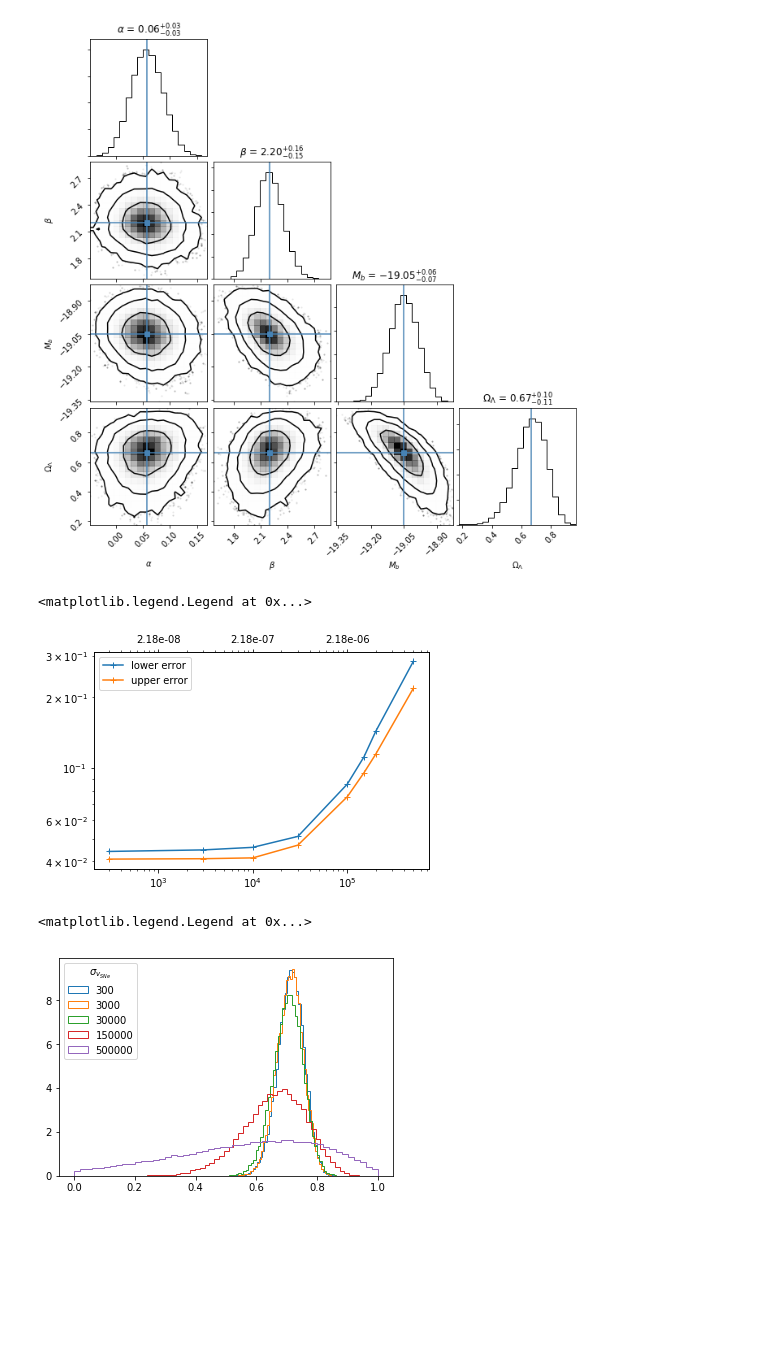
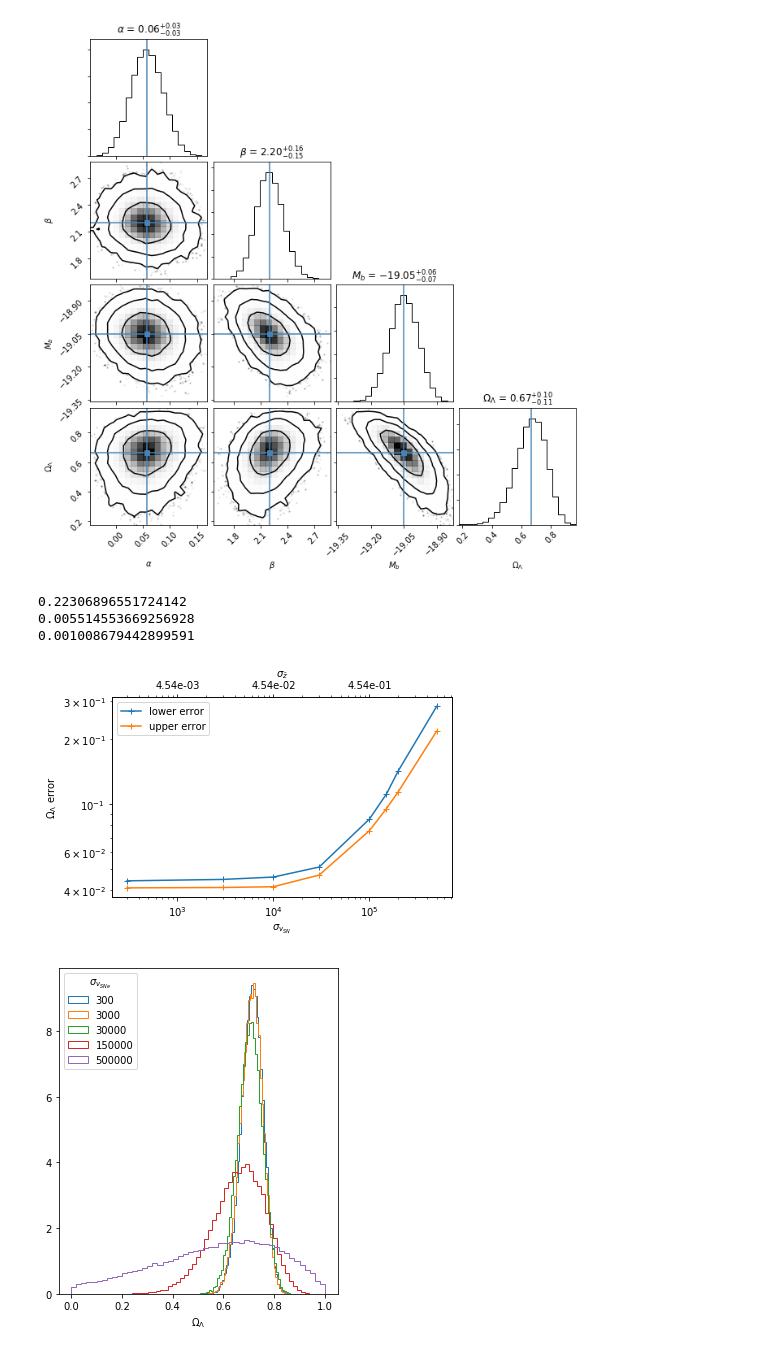
Before and after one commit to OriolAbril/cosmology, a Jupyter notebook: project.ipynb, the cells around one changed output. Drawn from its saved outputs; the diff is of its cells as text; code cells hidden in the pictures; blank space fills up the shorter version.

Commit message:
fancy plot for xerror case

```diff
--- a/project.ipynb
+++ b/project.ipynb
@@ -720,27 +720,37 @@ ax1.plot(sigma_vsns,e_down,'+-',label='lower error')
 ax1.plot(sigma_vsns,e_up,'+-',label='upper error')
 
 ax2.set_xlim(ax1.get_xlim())
-xticks = np.array([1e3, 1e4,1e5]) # ax1.get_xticks()
+xticks = np.array([1e3, 1e4,1e5])
 ax2.set_xticks(xticks)
-ax2.set_xticklabels(['{:.2e}'.format(s) for s in xticks*np.mean(((1+SNe_df['z'])/const.c*1000)**2)])
+ax2.set_xticklabels(['{:.2e}'.format(s) for s in xticks*np.mean((1+SNe_df['z'])/const.c*1000)])
 
 ax1.legend()
+ax1.set_xlabel(r'$\sigma_{v_{SN}}$')
+ax1.set_ylabel(r'$\Omega_\Lambda$ error')
+ax2.set_xlabel(r'$\sigma_{\bar{z}}$')
+plt.tight_layout()
+#plt.savefig('Ode_error_vs_sSN.eps')
+print(SNe_df['err_d_mod'].mean())
+print(np.mean(SNe_df['err_d_mod']/SNe_df['d_mod']))
 # %% [output]
-<matplotlib.legend.Legend at 0x...>
+0.22306896551724142
+0.005514553669256928
+0.001008679442899591
-[figure, old version]
+[figure, new version]
 # %%
 sigma_vsns = np.array([300, 3000, 10000, 30000, 100000, 150000, 200000, 500000])
 sigma_vsns = sigma_vsns[[0,1,3,5,-1]]
 e_down = np.empty_like(sigma_vsns,dtype=float)
 e_up = np.empty_like(sigma_vsns,dtype=float)
-plt.figure()
+plt.figure(figsize=(5,6))
 for i,sigma_vsn in enumerate(sigma_vsns):
     samples_xerr = np.loadtxt('samples/samples_flat_xerr_vsn{:.0f}.dat'.format(sigma_vsn))
     q16, q50, q84 = np.percentile(samples_xerr[:,-1], [16,50,84], axis = 0)
     e_down[i] = q50-q16
     e_up[i] = q84-q50
     plt.hist(samples_xerr[:,-1],bins=50,histtype='step',label='{:g}'.format(sigma_vsn),density=True)
 plt.legend(title=r'$\sigma_{v_{SNe}}$')
+plt.xlabel(r'$\Omega_\Lambda$')
+plt.savefig('sigmaV_hist.eps')
 # %% [output]
-<matplotlib.legend.Legend at 0x...>
-[figure, old version]
+[figure, new version]
```
Also changed, not shown: parts of 5 cells of this notebook, 3 other files.
